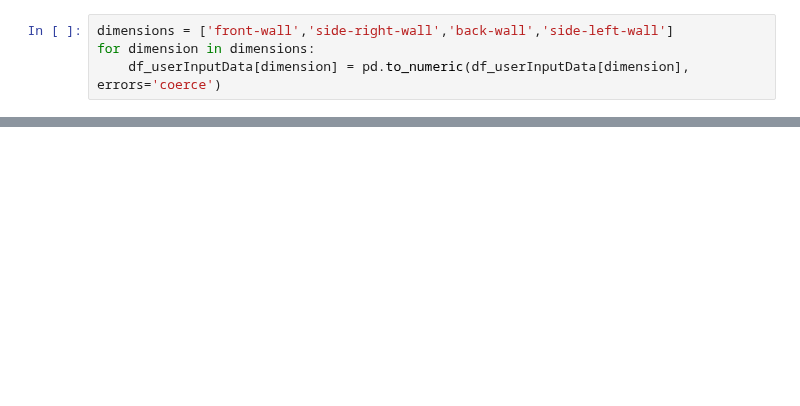
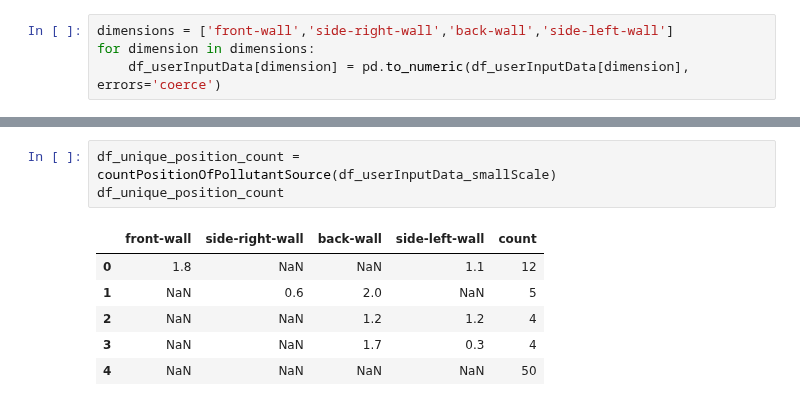
Before and after one commit to Andreas-Ts/Diploma-Project, a Jupyter notebook: dataAnalysis and machine learning/dataAnalysis.ipynb, the cells around one changed output, grey strips where cells are left out. Drawn from its saved outputs; the diff is of its cells as text; blank space fills up the shorter version.

```diff
--- a/dataAnalysis and machine learning/dataAnalysis.ipynb
+++ b/dataAnalysis and machine learning/dataAnalysis.ipynb
@@ -414,0 +367,10 @@ for i in range (16,23):
+# %%
+df_unique_position_count = countPositionOfPollutantSource(df_userInputData_smallScale)
+df_unique_position_count
+# %% [output]
+|  | front-wall | side-right-wall | back-wall | side-left-wall | count |
+| 0 | 1.8 | NaN | NaN | 1.1 | 12 |
+| 1 | NaN | 0.6 | 2.0 | NaN | 5 |
+| 2 | NaN | NaN | 1.2 | 1.2 | 4 |
+| 3 | NaN | NaN | 1.7 | 0.3 | 4 |
+| 4 | NaN | NaN | NaN | NaN | 50 |
```
Also changed, not shown: parts of 31 cells of this notebook, 5 other files.
